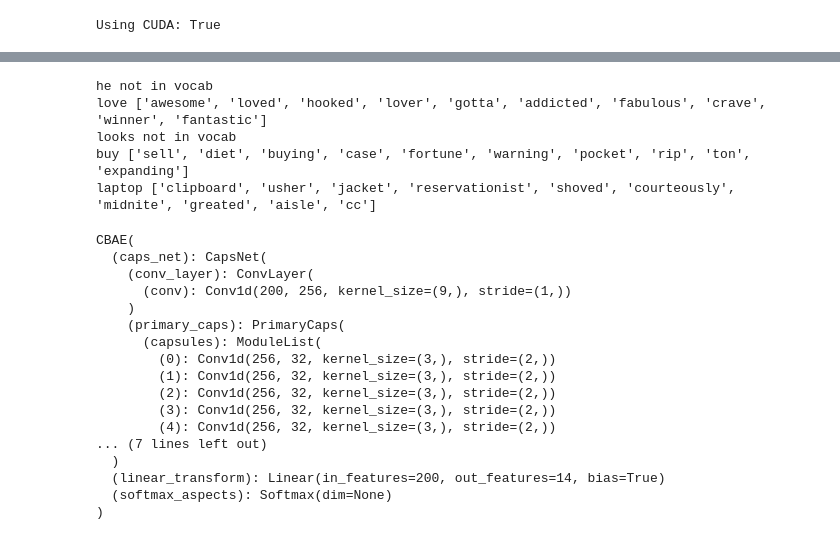
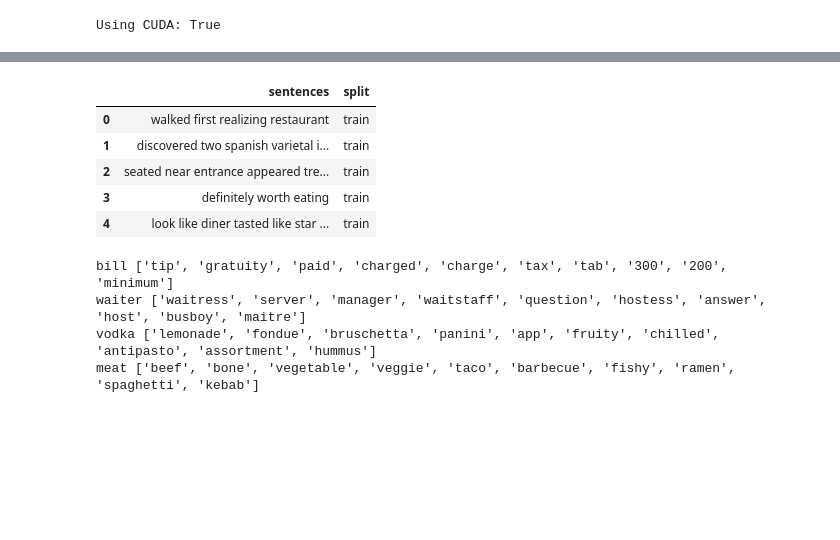
Before and after one commit to KirillKrasikov/Attention-And-Capsule-Based-Aspect-Extraction, a Jupyter notebook: CBAE.ipynb, the cells around one changed output, grey strips where cells are left out. Drawn from its saved outputs; the diff is of its cells as text; code cells hidden in the pictures; blank space fills up the shorter version.

```diff
--- a/CBAE.ipynb
+++ b/CBAE.ipynb
@@ -428,9 +502,14 @@ args = Namespace(
     data='restaurant/train.txt',
     test_data='restaurant/test.txt',
     test_labels='restaurant/test_label.txt',
+    model_state_file="model.pth",
+    save_dir="model_storage",
+
+    perc_train=0.9,
+    perc_val=0.1,
 
     w2v_file='embeddings.w2v',
-    w2v_size=200,
+    w2v_size=100,
     w2v_window=10,
     w2v_min_count=5,
     w2v_workers=7,
@@ -442,27 +521,39 @@ args = Namespace(
     batch_size=50,
     aspects_number=14,
     ortho_reg=0.1,
-    epochs=1,
+    epochs=5,
     optimizer='adam',
     neg_samples=5,
     maxlen=32,
+    minsentlength=5,
 
     cn_conv_out_channels = 256,
     cn_conv_kernel = 9,
     cn_conv_stride = 1,
-    cn_prime_num_capsules=8,
+    cn_prime_num_capsules=10,
     cn_prime_kernel=3,
     cn_prime_out_channels=32,
     cn_prime_stride=2,
-    cn_secondary_num_capsules=10,
+    cn_secondary_num_capsules=14,
     cn_secondary_out_channels=16,
 
     cuda=True,
     reload_from_files=False,
+    seed=42,
+    learning_rate=1e-3,
+    early_stopping_criteria=5,
+    catch_keyboard_interrupt=True
 )
+
+assert args.perc_val + args.perc_train == 1.0
+
 
 args.device = torch.device("cuda" if args.cuda else "cpu")
 
+set_seed_everywhere(args.seed, args.cuda)
+
+handle_dirs(args.save_dir)
+
 print("Using CUDA: {}".format(args.cuda))
 # %% [output]
 Using CUDA: True
@@ -494,0 +581,21 @@ embeddings.w2v saved
+# %%
+data = [' '.join(s) for s in Sentences(args.data)]
+split = []
+np.random.shuffle(data)
+n_train = int(len(data) * args.perc_train)
+
+for _ in range(n_train):
+    split.append('train')
+
+for _ in range(n_train, len(data)):
+    split.append('val')
+
+df = pd.DataFrame(data={'sentences': data, 'split': split})
+df.head()
+# %% [output]
+|  | sentences | split |
+| 0 | walked first realizing restaurant | train |
+| 1 | discovered two spanish varietal i... | train |
+| 2 | seated near entrance appeared tre... | train |
+| 3 | definitely worth eating | train |
+| 4 | look like diner tasted like star ... | train |
@@ -495,14 +710,13 @@ embeddings.w2v saved
 # %%
-for word in ["he", "love", "looks", "buy", "laptop"]:
+for word in ["bill", "waiter", "vodka", "meat"]:
     if word in vectorizer.wv.vocab:
         print(word, [w for w, c in vectorizer.wv.similar_by_word(word=word)])
     else:
         print(word, "not in vocab")
 # %% [output]
-he not in vocab
-love ['awesome', 'loved', 'hooked', 'lover', 'gotta', 'addicted', 'fabulous', 'crave', 'winner', 'fantastic']
-looks not in vocab
-buy ['sell', 'diet', 'buying', 'case', 'fortune', 'warning', 'pocket', 'rip', 'ton', 'expanding']
-laptop ['clipboard', 'usher', 'jacket', 'reservationist', 'shoved', 'courteously', 'midnite', 'greated', 'aisle', 'cc']
+bill ['tip', 'gratuity', 'paid', 'charged', 'charge', 'tax', 'tab', '300', '200', 'minimum']
+waiter ['waitress', 'server', 'manager', 'waitstaff', 'question', 'hostess', 'answer', 'host', 'busboy', 'maitre']
+vodka ['lemonade', 'fondue', 'bruschetta', 'panini', 'app', 'fruity', 'chilled', 'antipasto', 'assortment', 'hummus']
+meat ['beef', 'bone', 'vegetable', 'veggie', 'taco', 'barbecue', 'fishy', 'ramen', 'spaghetti', 'kebab']
 # %%
 wv_dim = vectorizer.vector_size
@@ -525,22 +739,3 @@ model = CBAE(
     cn_secondary_out_channels=args.cn_secondary_out_channels,
     batch_size=args.batch_size,
 )
-model.to(args.device)
-# %% [output]
-CBAE(
-  (caps_net): CapsNet(
-    (conv_layer): ConvLayer(
-      (conv): Conv1d(200, 256, kernel_size=(9,), stride=(1,))
-    )
-    (primary_caps): PrimaryCaps(
-      (capsules): ModuleList(
-        (0): Conv1d(256, 32, kernel_size=(3,), stride=(2,))
-        (1): Conv1d(256, 32, kernel_size=(3,), stride=(2,))
-        (2): Conv1d(256, 32, kernel_size=(3,), stride=(2,))
-        (3): Conv1d(256, 32, kernel_size=(3,), stride=(2,))
-        (4): Conv1d(256, 32, kernel_size=(3,), stride=(2,))
-... (7 lines left out)
-  )
-  (linear_transform): Linear(in_features=200, out_features=14, bias=True)
-  (softmax_aspects): Softmax(dim=None)
-)
```
Also changed, not shown: parts of 23 cells of this notebook.
